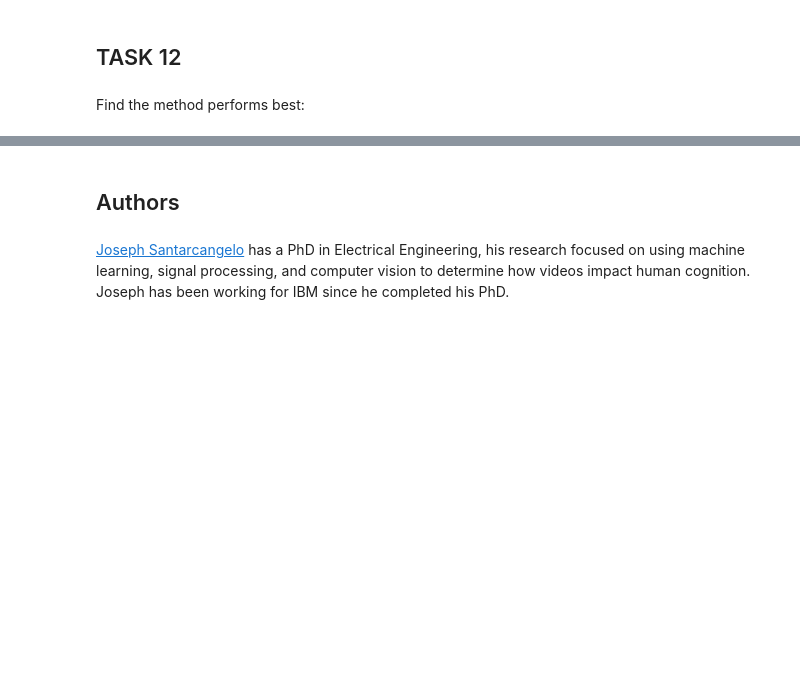
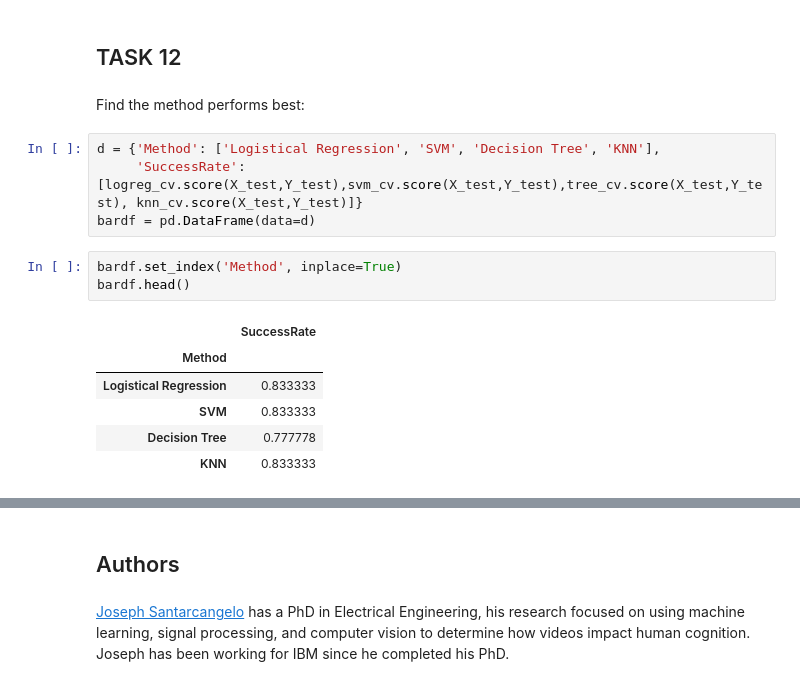
Before and after one commit to EasyAsQCD/IBMCapstone, a Jupyter notebook: Machine Learning Lab.ipynb, the cells around one changed output, grey strips where cells are left out. Drawn from its saved outputs; the diff is of its cells as text; blank space fills up the shorter version.

```diff
--- a/Machine Learning Lab.ipynb
+++ b/Machine Learning Lab.ipynb
@@ -342,3 +342,17 @@ plot_confusion_matrix(Y_test,yhat)
 ## TASK  12
 # %% [markdown]
 Find the method performs best:
+# %%
+d = {'Method': ['Logistical Regression', 'SVM', 'Decision Tree', 'KNN'],
+     'SuccessRate': [logreg_cv.score(X_test,Y_test),svm_cv.score(X_test,Y_test),tree_cv.score(X_test,Y_test), knn_cv.score(X_test,Y_test)]}
+bardf = pd.DataFrame(data=d)
+# %%
+bardf.set_index('Method', inplace=True)
+bardf.head()
+# %% [output]
+|  | SuccessRate |
+| Method |  |
+| Logistical Regression | 0.833333 |
+| SVM | 0.833333 |
+| Decision Tree | 0.777778 |
+| KNN | 0.833333 |
```
Also changed, not shown: parts of 4 cells of this notebook.
